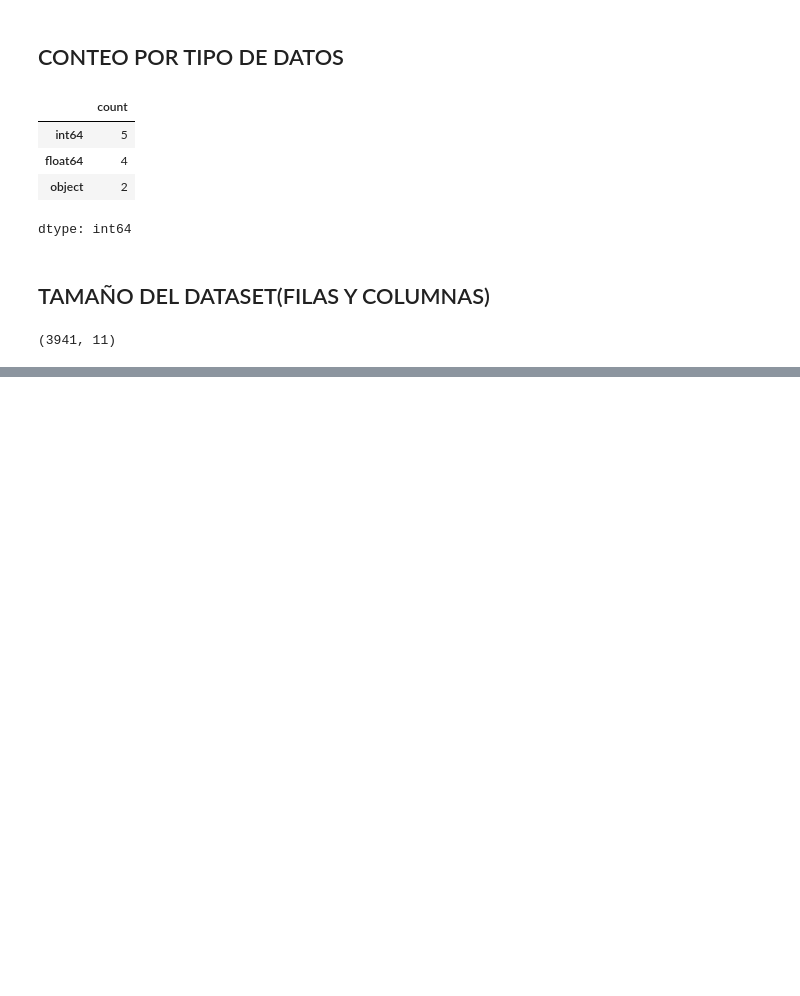
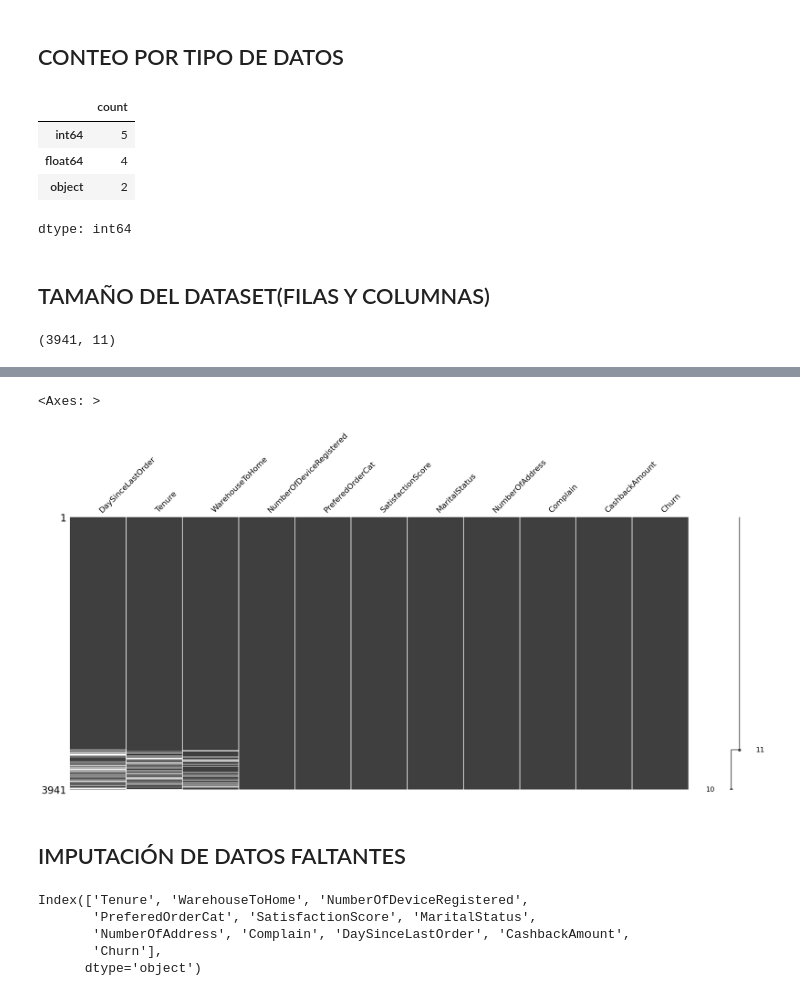
Before and after one commit to cesarmayta/BOOTCAMP_DSG1, a Jupyter notebook: trabajo_final_modulo4/TRABAJO_FINAL_MODULO_4_CESARMAYTA.ipynb, the cells around one changed output, grey strips where cells are left out. Drawn from its saved outputs; the diff is of its cells as text; code cells hidden in the pictures; blank space fills up the shorter version.

```diff
--- a/trabajo_final_modulo4/TRABAJO_FINAL_MODULO_4_CESARMAYTA.ipynb
+++ b/trabajo_final_modulo4/TRABAJO_FINAL_MODULO_4_CESARMAYTA.ipynb
@@ -56,0 +108,19 @@ data_df.shape
+# %%
+(
+    data_df
+    .missing.sort_variables_by_missingness()
+    .pipe(missingno.matrix,sort="descending")
+)
+# %% [output]
+<Axes: >
+[figure, added]
+# %% [markdown]
+## IMPUTACIÓN DE DATOS FALTANTES
+# %%
+data_df.columns
+# %% [output]
+Index(['Tenure', 'WarehouseToHome', 'NumberOfDeviceRegistered',
+       'PreferedOrderCat', 'SatisfactionScore', 'MaritalStatus',
+       'NumberOfAddress', 'Complain', 'DaySinceLastOrder', 'CashbackAmount',
+       'Churn'],
+      dtype='object')
```
Also changed, not shown: parts of 21 cells of this notebook.
